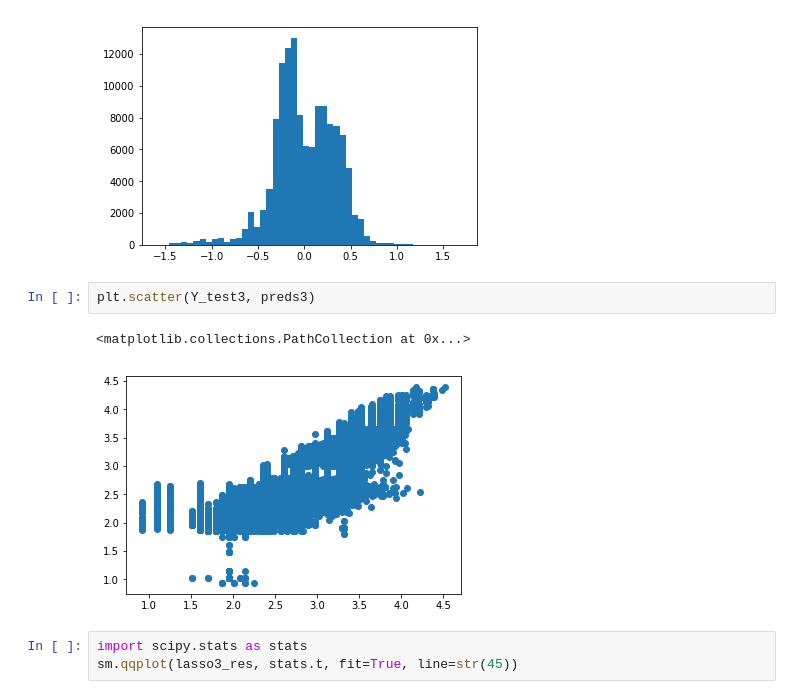
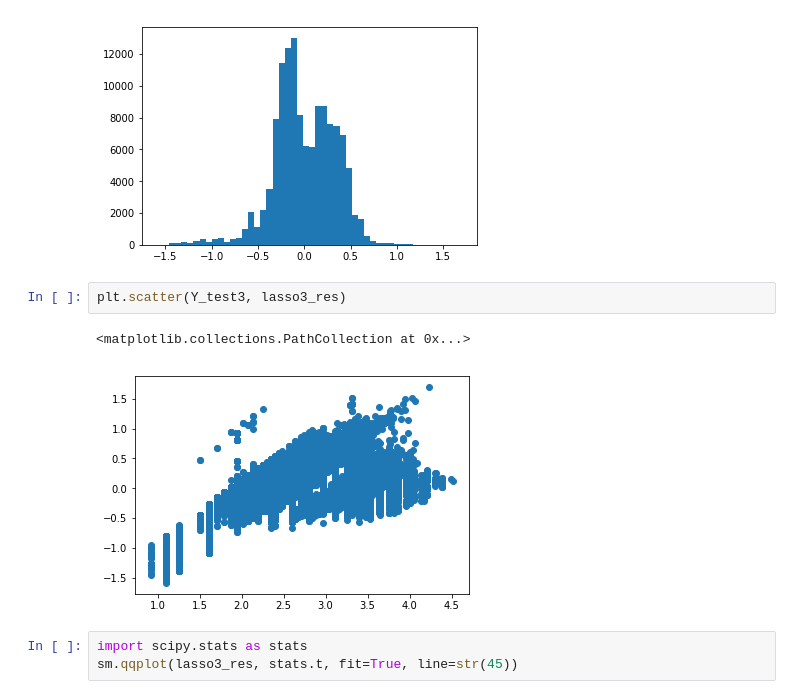
Before and after one commit to aschams/Uber_Lyft_Analysis, a Jupyter notebook: Mod 4 Proj_Wed_PW.ipynb, the cells around one changed output. Cells and saved outputs as stored; diff of their text form.

```diff
--- a/Mod 4 Proj_Wed_PW.ipynb
+++ b/Mod 4 Proj_Wed_PW.ipynb
@@ -1233,10 +1215,10 @@ plt.hist(lasso3_res, bins=50)
  <a list of 50 Patch objects>)
 [figure]
 # %%
-plt.scatter(Y_test3, preds3)
+plt.scatter(Y_test3, lasso3_res)
 # %% [output]
 <matplotlib.collections.PathCollection at 0x...>
-[figure, old version]
+[figure, new version]
 # %%
 import scipy.stats as stats
 sm.qqplot(lasso3_res, stats.t, fit=True, line=str(45))
```
Also changed, not shown: parts of 18 cells of this notebook, 3 other files.
